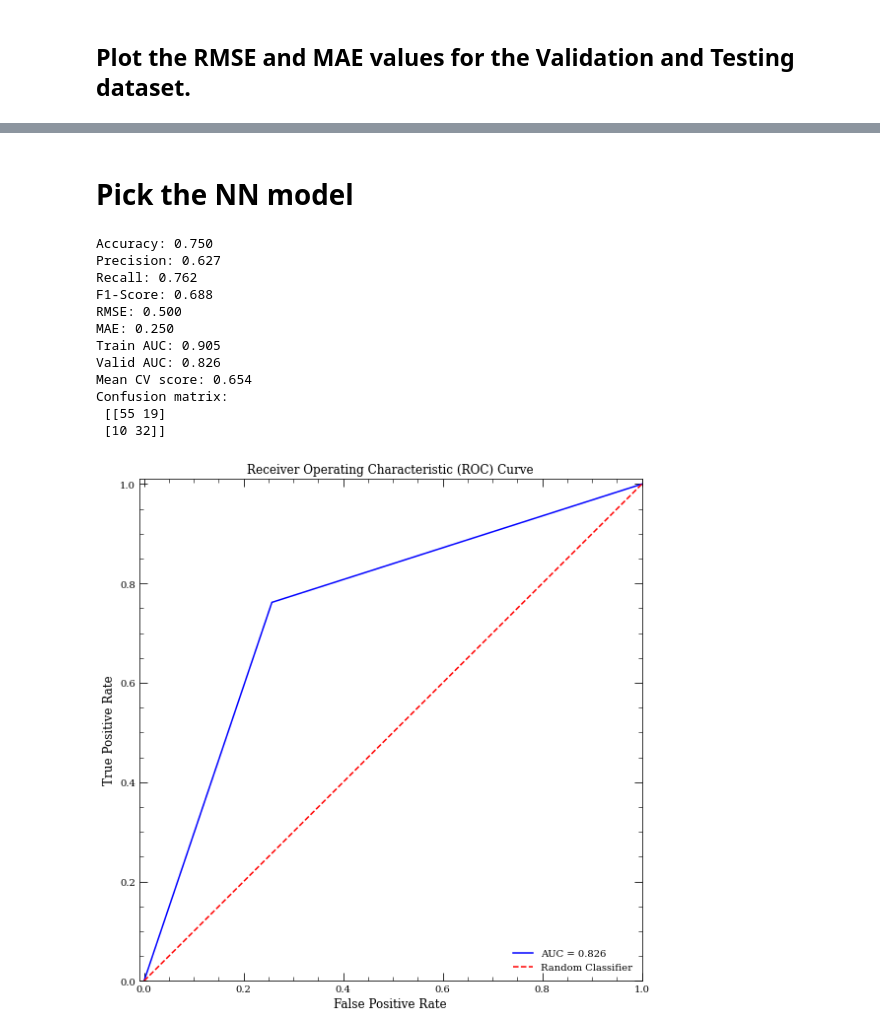
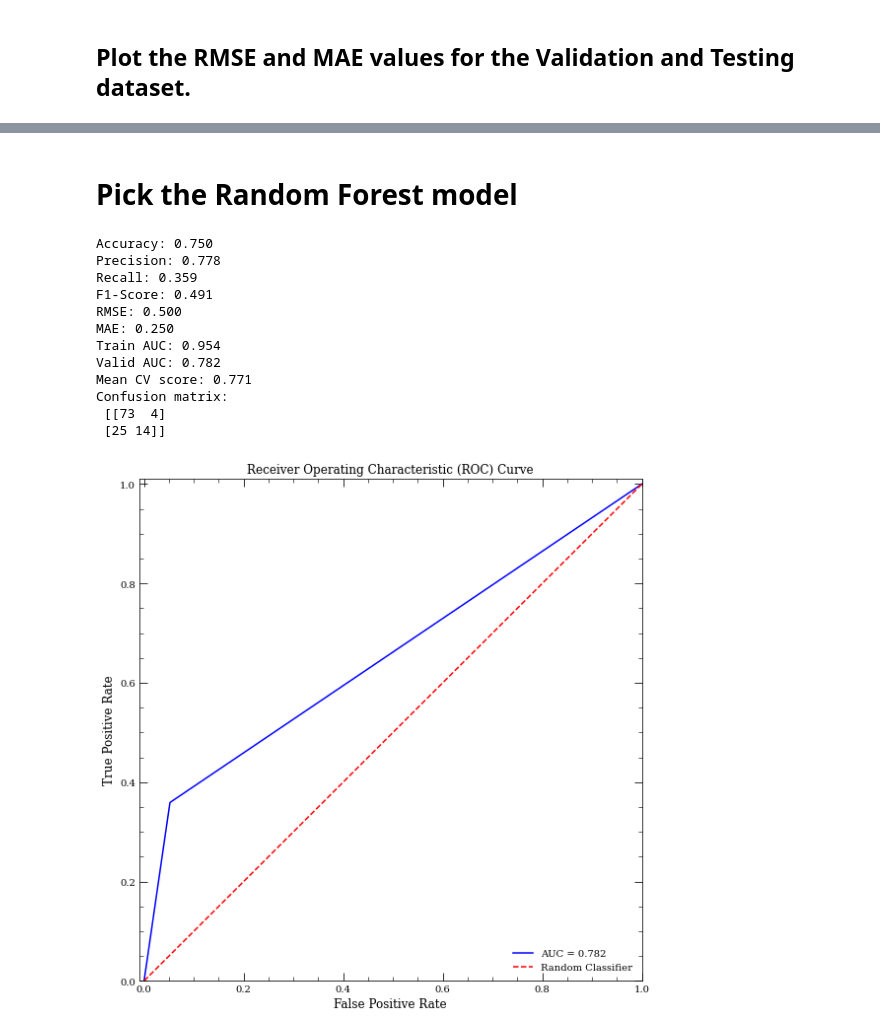
Before and after one commit to ARosenswie/MaLeD, a Jupyter notebook: diabetic_data/scripts/diabetic_ml.ipynb, the cells around one changed output, grey strips where cells are left out. Drawn from its saved outputs; the diff is of its cells as text; code cells hidden in the pictures.

```diff
--- a/diabetic_data/scripts/diabetic_ml.ipynb
+++ b/diabetic_data/scripts/diabetic_ml.ipynb
@@ -420,20 +420,20 @@ plt.show()
 # %% [markdown]
-# Pick the NN model
+# Pick the Random Forest model
 # %%
-Y_train_proba = NN_model.predict_proba(X_train)[:, 1] # Probability of positive class
-Y_valid_proba = NN_model.predict_proba(X_valid)[:, 1] # Probability of positive class
+Y_train_proba = rf_model.predict_proba(X_train)[:, 1] # Probability of positive class
+Y_valid_proba = rf_model.predict_proba(X_valid)[:, 1] # Probability of positive class
 
 # Calculate evaluation metrics for the validation dataset
-accuracy = accuracy_score(Y_valid, NN_valid_pred)
-precision = precision_score(Y_valid, NN_valid_pred, average="binary")
-recall = recall_score(Y_valid, NN_valid_pred, average="binary")
-f1 = f1_score(Y_valid, NN_valid_pred, average="binary")
+accuracy = accuracy_score(Y_valid, rf_valid_pred)
+precision = precision_score(Y_valid, rf_valid_pred, average="binary")
+recall = recall_score(Y_valid, rf_valid_pred, average="binary")
+f1 = f1_score(Y_valid, rf_valid_pred, average="binary")
 train_auc = roc_auc_score(Y_train, Y_train_proba)
 valid_auc = roc_auc_score(Y_valid, Y_valid_proba)
-conf_matrix = confusion_matrix(Y_valid, NN_valid_pred)
-cv_scores = cross_val_score(NN_model, X, Y, cv=5)
-rmse = mean_squared_error(Y_valid, NN_valid_pred, squared=False)
-mae = mean_absolute_error(Y_valid, NN_valid_pred)
+conf_matrix = confusion_matrix(Y_valid, rf_valid_pred)
+cv_scores = cross_val_score(rf_model, X, Y, cv=5)
+rmse = mean_squared_error(Y_valid, rf_valid_pred, squared=False)
+mae = mean_absolute_error(Y_valid, rf_valid_pred)
 
 #Print the evaluation metrics
 print("Accuracy: {:.3f}".format(accuracy))
@@ -448,37 +448,37 @@ print('Mean CV score: {:.3f}'.format(cv_scores.mean()))
 print("Confusion matrix:\n", conf_matrix)
 # %% [output]
 Accuracy: 0.750
-Precision: 0.627
-Recall: 0.762
-F1-Score: 0.688
+Precision: 0.778
+Recall: 0.359
+F1-Score: 0.491
 RMSE: 0.500
 MAE: 0.250
-Train AUC: 0.905
-Valid AUC: 0.826
-Mean CV score: 0.654
+Train AUC: 0.954
+Valid AUC: 0.782
+Mean CV score: 0.771
 Confusion matrix:
- [[55 19]
- [10 32]]
+ [[73  4]
+ [25 14]]
 # %%
 fig, ax = plt.subplots(figsize=(8, 8))
 # Compute the false positive rate, true positive rate, and threshold values required for plotting the ROC curve
-fpr, tpr, thresholds = roc_curve(Y_valid, NN_valid_pred)
+fpr, tpr, thresholds = roc_curve(Y_valid, rf_valid_pred)
 
 # Plot the ROC curve
 plt.plot(fpr, tpr, label='AUC = {:.3f}'.format(valid_auc), color="blue")
 plt.plot([0, 1], [0, 1], linestyle='--', label='Random Classifier', color="red")
 plt.xlabel('False Positive Rate', fontsize=12)
 
 ax.minorticks_on()
 ax.xaxis.set_ticks_position("both")
 ax.tick_params(top=True, right=True, which='major', direction='in', length=8, labelbottom=True, labeltop=False)
 ax.tick_params(top=True, right=True, which='minor', direction='in', length=4)
 ax.set_ylim(0,1.01)
 ax.set_xlim(-0.01,1)
 plt.ylabel('True Positive Rate', fontsize=12)
 plt.title('Receiver Operating Characteristic (ROC) Curve', fontsize=12)
 plt.legend(loc="lower right", frameon=False)
 fig.tight_layout()
 plt.show();
 # %% [output]
-[figure, old version]
+[figure, new version]
```
Also changed, not shown: parts of 6 cells of this notebook.
